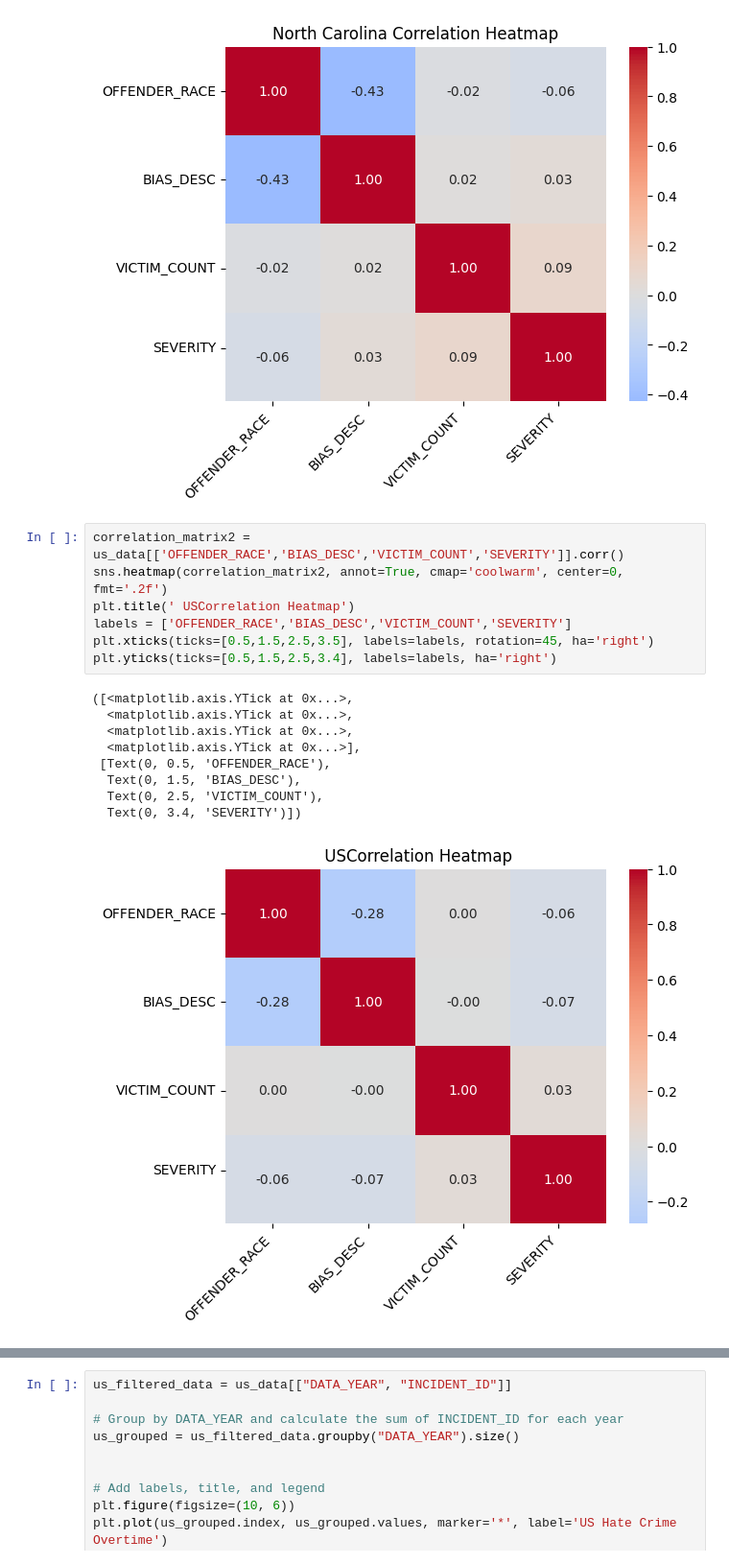
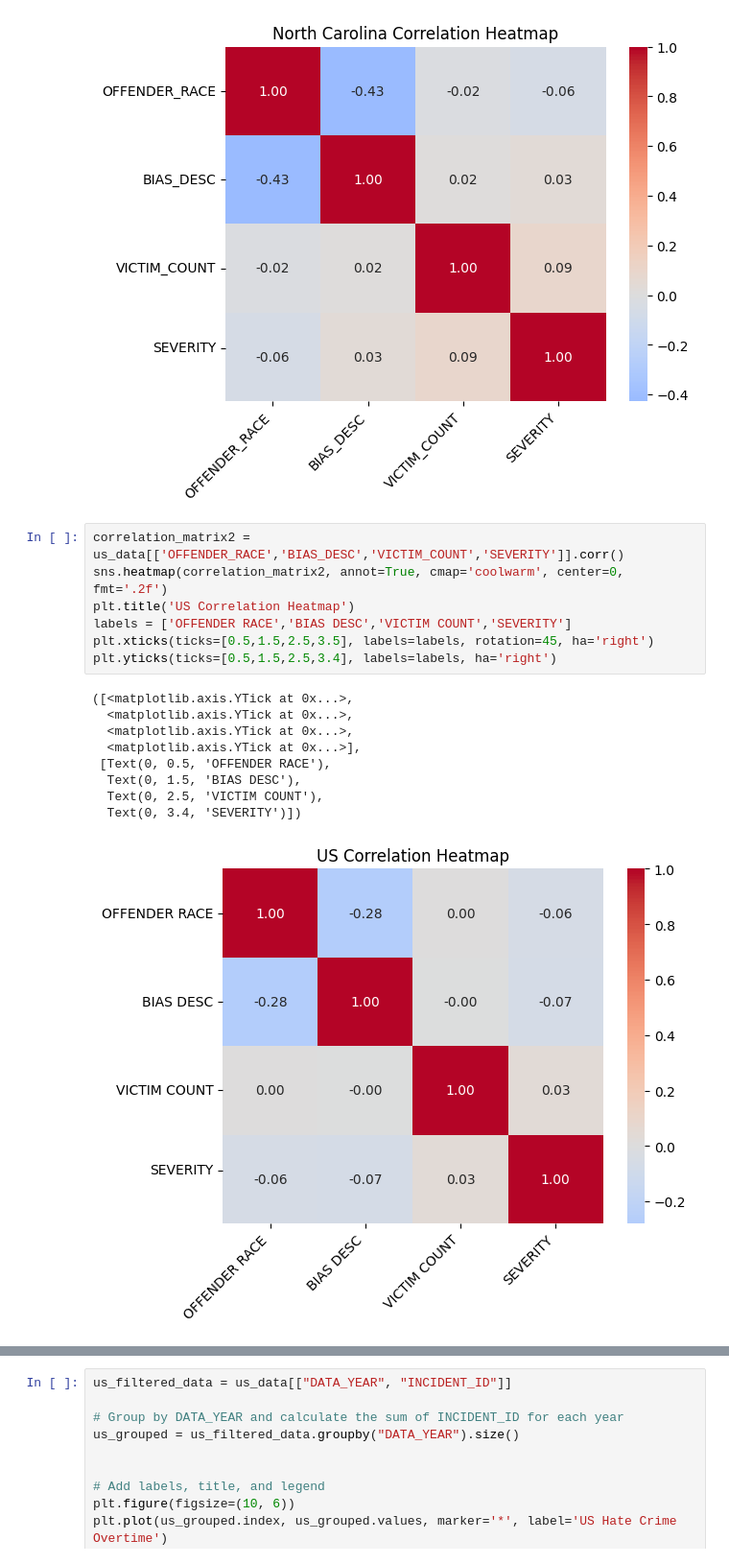
Before and after one commit to Chris-Vicks/Hate_Crime, a Jupyter notebook: notebooks/Cleaned_Work copy.ipynb, the cells around one changed output, grey strips where cells are left out. Shown at 96% size. Saved outputs shown, nothing was run; the diff lists cells and outputs as text.

```diff
--- a/notebooks/Cleaned_Work copy.ipynb
+++ b/notebooks/Cleaned_Work copy.ipynb
@@ -239,20 +240,20 @@ plt.yticks(ticks=[0.5,1.5,2.5,3.4], labels=labels, ha='right')
 # %%
 correlation_matrix2 = us_data[['OFFENDER_RACE','BIAS_DESC','VICTIM_COUNT','SEVERITY']].corr()
 sns.heatmap(correlation_matrix2, annot=True, cmap='coolwarm', center=0, fmt='.2f')
-plt.title(' USCorrelation Heatmap')
-labels = ['OFFENDER_RACE','BIAS_DESC','VICTIM_COUNT','SEVERITY']
+plt.title('US Correlation Heatmap')
+labels = ['OFFENDER RACE','BIAS DESC','VICTIM COUNT','SEVERITY']
 plt.xticks(ticks=[0.5,1.5,2.5,3.5], labels=labels, rotation=45, ha='right')
 plt.yticks(ticks=[0.5,1.5,2.5,3.4], labels=labels, ha='right')
 # %% [output]
 ([<matplotlib.axis.YTick at 0x...>,
   <matplotlib.axis.YTick at 0x...>,
   <matplotlib.axis.YTick at 0x...>,
   <matplotlib.axis.YTick at 0x...>],
- [Text(0, 0.5, 'OFFENDER_RACE'),
-  Text(0, 1.5, 'BIAS_DESC'),
-  Text(0, 2.5, 'VICTIM_COUNT'),
+ [Text(0, 0.5, 'OFFENDER RACE'),
+  Text(0, 1.5, 'BIAS DESC'),
+  Text(0, 2.5, 'VICTIM COUNT'),
   Text(0, 3.4, 'SEVERITY')])
-[figure, old version]
+[figure, new version]
 # %%
 tx_filtered_data = tx_data[["DATA_YEAR", "INCIDENT_ID"]]
 nc_filtered_data = nc_data[["DATA_YEAR", "INCIDENT_ID"]]
```
Also changed, not shown: parts of 10 cells of this notebook, 18 other files.
